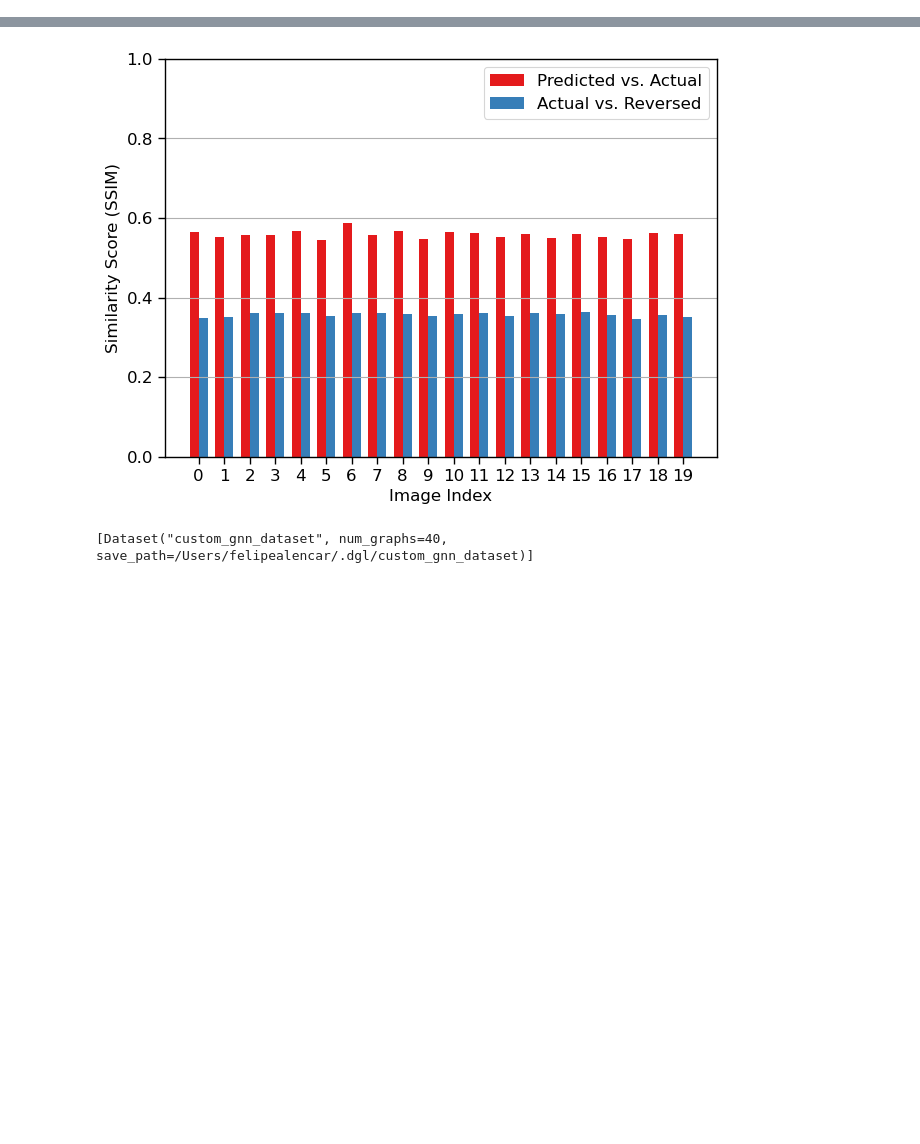
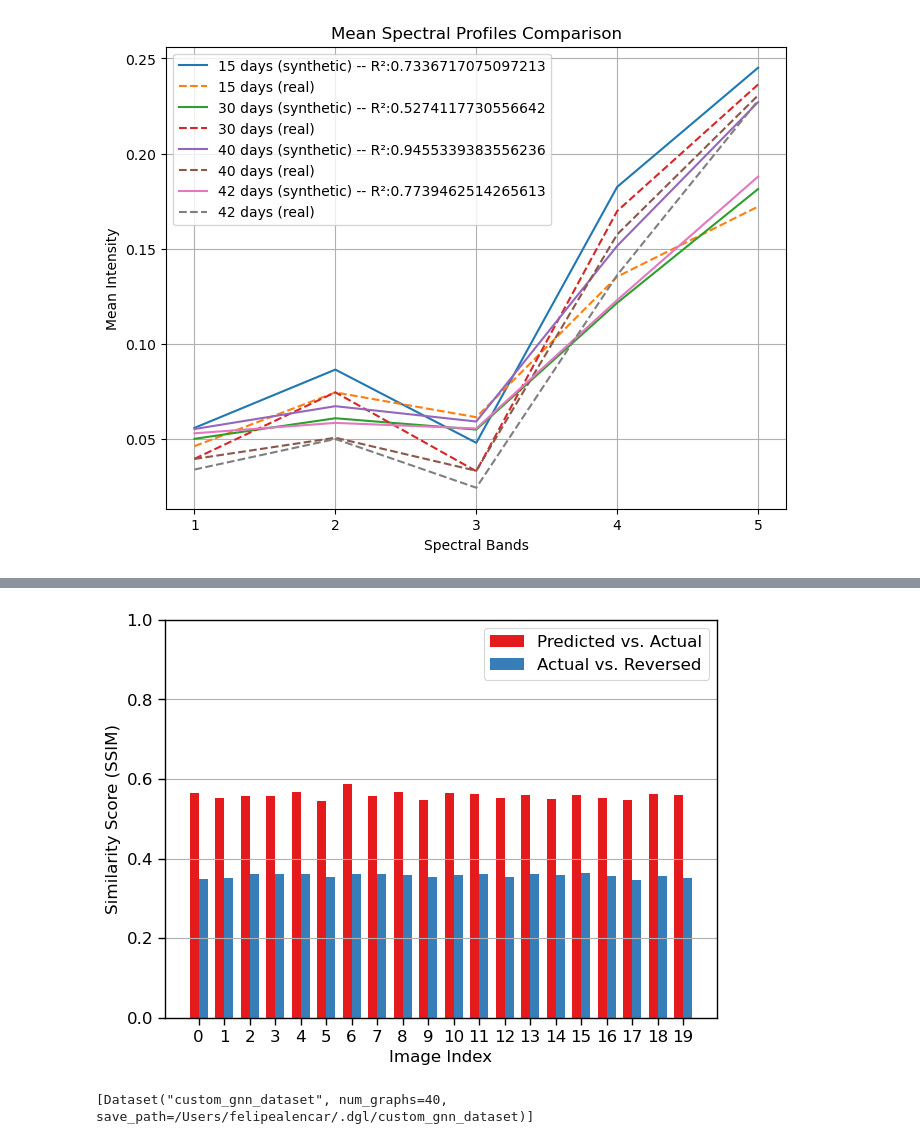
Before and after one commit to felipealencar/plant-disease-prediction, a Jupyter notebook: viewer.ipynb, the cells around one changed output, grey strips where cells are left out. Saved outputs shown, nothing was run; the diff lists cells and outputs as text; code cells hidden in the pictures; blank space fills up the shorter version.

```diff
--- a/viewer.ipynb
+++ b/viewer.ipynb
@@ -107,0 +68,95 @@ Clipping input data to the valid range for imshow with RGB data ([0..1] for floa
+# %%
+from sklearn.metrics import r2_score
+
+
+real_images_15, _ = load_images(r'C:\Users\flopes1\OneDrive - Saint Louis University\Desktop\Repos\plant-disease-prediction\dataset\LARGO1\08-30', "_HEALTHY.tif")
+real_images_30, _ = load_images(r'C:\Users\flopes1\OneDrive - Saint Louis University\Desktop\Repos\plant-disease-prediction\dataset\LARGO1\09-24', "_HEALTHY.tif")
+real_images_40, _ = load_images(r'C:\Users\flopes1\OneDrive - Saint Louis University\Desktop\Repos\plant-disease-prediction\dataset\LARGO1\10-05', "_HEALTHY.tif")
+real_images_42, _ = load_images(r'C:\Users\flopes1\OneDrive - Saint Louis University\Desktop\Repos\plant-disease-prediction\dataset\LARGO1\10-07', "_HEALTHY.tif")
+real_images_59, _ = load_images(r'C:\Users\flopes1\OneDrive - Saint Louis University\Desktop\Repos\plant-disease-prediction\dataset\LARGO1\10-26', "_HEALTHY.tif")
+
+real_images_list = [
+    real_images_15,
+    real_images_30,
+    real_images_40,
+    real_images_42,
+    real_images_59
+]
+
+synthetic_images_15, _ = load_images(r'C:\Users\flopes1\OneDrive - Saint Louis University\Desktop\Repos\plant-disease-prediction\dataset\LARGO1\08-30-temporal-synthetic', "0924-15-PREVIOUSDATE_PPGAN_HEALTHY.tiff")
+synthetic_images_15_2, _ = load_images(r'C:\Users\flopes1\OneDrive - Saint Louis University\Desktop\Repos\plant-disease-prediction\dataset\LARGO1\08-30-temporal-synthetic', "0924-15-PREVIOUSDATE-2_PPGAN_HEALTHY.tiff")
+synthetic_images_20, _ = load_images(r'C:\Users\flopes1\OneDrive - Saint Louis University\Desktop\Repos\plant-disease-prediction\dataset\LARGO1\09-04-temporal-synthetic', "0924-20-PREVIOUSDATE_PPGAN_HEALTHY.tiff")
+synthetic_images_20_2, _ = load_images(r'C:\Users\flopes1\OneDrive - Saint Louis University\Desktop\Repos\plant-disease-prediction\dataset\LARGO1\09-04-temporal-synthetic', "0924-20-PREVIOUSDATE-2_PPGAN_HEALTHY.tiff")
+synthetic_images_30, _ = load_images(r'C:\Users\flopes1\OneDrive - Saint Louis University\Desktop\Repos\plant-disease-prediction\dataset\LARGO1\09-24-temporal-synthetic', "1005-30-PREVIOUSDATE_PPGAN_HEALTHY.tiff")
+synthetic_images_30_2, _ = load_images(r'C:\Users\flopes1\OneDrive - Saint Louis University\Desktop\Repos\plant-disease-prediction\dataset\LARGO1\09-24-temporal-synthetic', "1005-30-PREVIOUSDATE-2_PPGAN_HEALTHY.tiff")
+synthetic_images_35, _ = load_images(r'C:\Users\flopes1\OneDrive - Saint Louis University\Desktop\Repos\plant-disease-prediction\dataset\LARGO1\09-29-temporal-synthetic', "1005-35-PREVIOUSDATE_PPGAN_HEALTHY.tiff")
+synthetic_images_35_2, _ = load_images(r'C:\Users\flopes1\OneDrive - Saint Louis University\Desktop\Repos\plant-disease-prediction\dataset\LARGO1\09-29-temporal-synthetic', "1005-35-PREVIOUSDATE-2_PPGAN_HEALTHY.tiff")
+synthetic_images_40, _ = load_images(r'C:\Users\flopes1\OneDrive - Saint Louis University\Desktop\Repos\plant-disease-prediction\dataset\LARGO1\10-05-temporal-synthetic', "1007-40-PREVIOUSDATE_PPGAN_HEALTHY.tiff")
+synthetic_images_40_2, _ = load_images(r'C:\Users\flopes1\OneDrive - Saint Louis University\Desktop\Repos\plant-disease-prediction\dataset\LARGO1\10-05-temporal-synthetic', "1007-40-PREVIOUSDATE-2_PPGAN_HEALTHY.tiff")
+synthetic_images_42, _ = load_images(r'C:\Users\flopes1\OneDrive - Saint Louis University\Desktop\Repos\plant-disease-prediction\dataset\LARGO1\10-07-temporal-synthetic', "1026-42-PREVIOUSDATE_PPGAN_HEALTHY.tiff")
+synthetic_images_42_2, _ = load_images(r'C:\Users\flopes1\OneDrive - Saint Louis University\Desktop\Repos\plant-disease-prediction\dataset\LARGO1\10-07-temporal-synthetic', "1026-42-PREVIOUSDATE-2_PPGAN_HEALTHY.tiff")
+
+print(synthetic_images_30[0].shape)
+
+synthetic_image_variables = [
+    synthetic_images_15, synthetic_images_15_2,
+    #synthetic_images_20, synthetic_images_20_2,
+    synthetic_images_30, synthetic_images_30_2,
+    #synthetic_images_35, synthetic_images_35_2,
+    synthetic_images_40, synthetic_images_40_2,
+    synthetic_images_42, synthetic_images_42_2
+]
+
+synthetic_images_list = []
+
+for synthetic_images, synthetic_images_2 in zip(synthetic_image_variables[::2], synthetic_image_variables[1::2]):
+    # Define an empty list to store the processed results
+    result_with_mask = []
+    # Calculate mask for black pixels in images (assuming create_non_black_mask is a function that generates the mask)
+    black_pixels_mask = create_non_black_mask(real_images_15[0]) == 0  # Assuming the first image is representative
+
+    # Process images using masks
+    result = [
+        (((x - (y/20)) / 2) * 2) if x.all != 0 else x
+        for x, y in zip(synthetic_images, synthetic_images_2)
+    ]
+
+    # Apply the mask to processed images
+    for i, img in enumerate(result):
+        img[:, :, 0][black_pixels_mask] = 0
+        img[:, :, 1][black_pixels_mask] = 0
+        img[:, :, 2][black_pixels_mask] = 0
+        img[:, :, 3][black_pixels_mask] = 0
+        img[:, :, 4][black_pixels_mask] = 0
+
+    # Reshape the processed images
+    synthetic_images_list.append(result)
+
+# Calculate mean spectral profiles for synthetic_images_list and real_images_list
+synthetic_mean_profiles = compute_groupwise_spectral_profiles(synthetic_images_list)
+real_mean_profiles = compute_groupwise_spectral_profiles(real_images_list)
+
+# Create a figure
+plt.figure(figsize=(8, 6))
+
+labels_synthetic_profiles = ['15 days (synthetic)', '30 days (synthetic)', '40 days (synthetic)', '42 days (synthetic)']
+labels_real_profiles = ['15 days (real)', '30 days (real)', '40 days (real)', '42 days (real)', '59 days (real)']
+
+# Plotting synthetic and real spectral profiles with custom x-axis ticks
+for idx, (synthetic_profile, real_profile) in enumerate(zip(synthetic_mean_profiles, real_mean_profiles)):
+    r_squared = r2_score(synthetic_profile, real_profile)
+    x_values = np.linspace(1, 5, len(synthetic_profile))  # Bands 1 to 5 for each set of profiles
+    plt.plot(x_values, synthetic_profile, label=f'{labels_synthetic_profiles[idx]} -- R²:{r_squared}')
+    plt.plot(x_values, real_profile, linestyle='--', label=labels_real_profiles[idx])
+
+plt.xlabel('Spectral Bands')
+plt.ylabel('Mean Intensity')
+plt.title('Mean Spectral Profiles Comparison')
+plt.legend()
+plt.grid(True)
+
+# Set custom ticks for the x-axis (show only integer values)
+plt.xticks(np.arange(1, 6, 1))
+
+plt.show()
+# %% [output]
@@ -107,0 +164 @@ Clipping input data to the valid range for imshow with RGB data ([0..1] for floa
+[figure, added]
```
Also changed, not shown: parts of 13 cells of this notebook, 14 other files.
